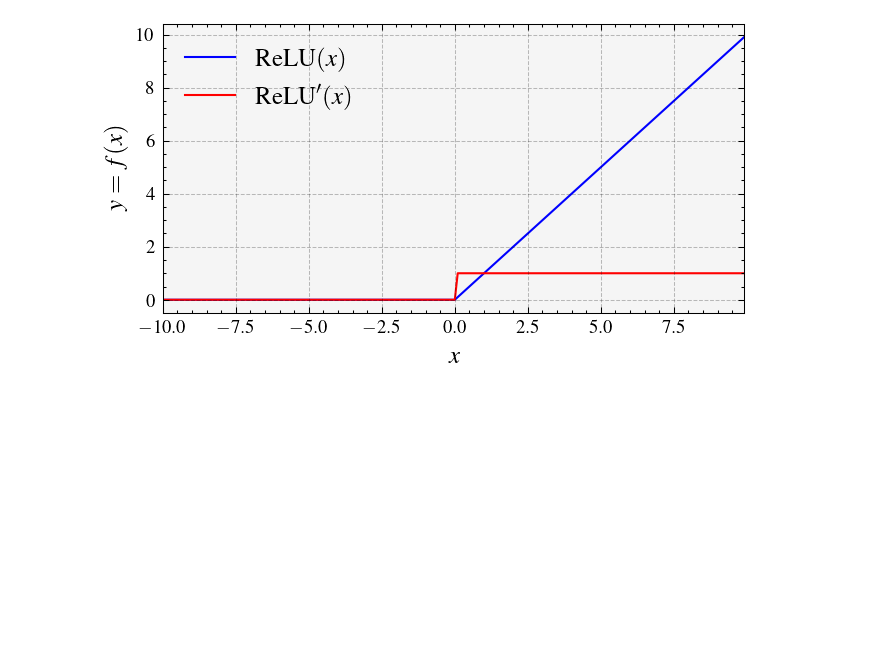
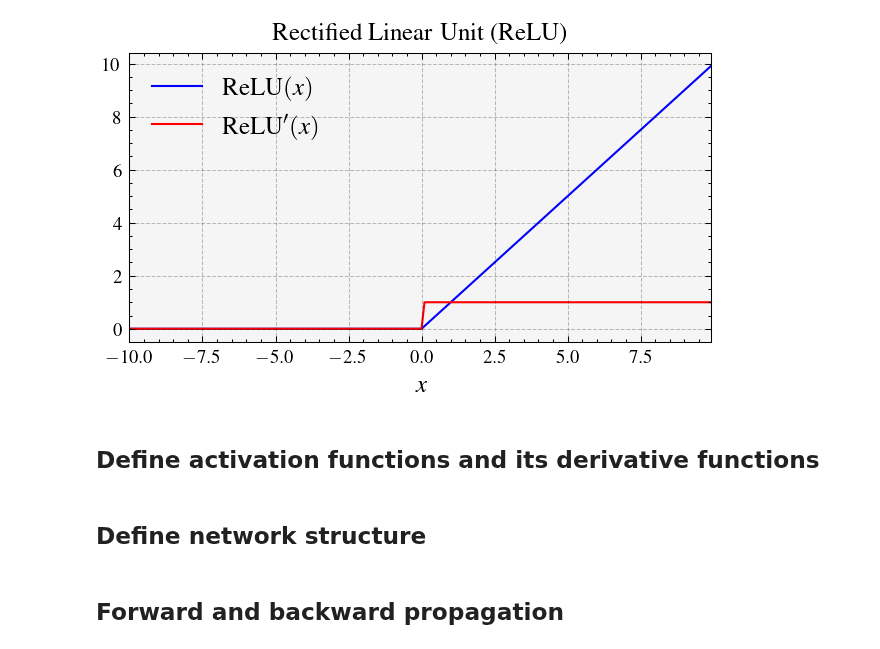
Before and after one commit to edsonportosilva/AdaptiveSignalProcessing, a Jupyter notebook: notebooks/8. MLP Neural Networks.ipynb, the cells around one changed output. Cells and saved outputs as stored; diff of their text form; code cells hidden in the pictures; blank space fills up the shorter version.

```diff
--- a/notebooks/8. MLP Neural Networks.ipynb
+++ b/notebooks/8. MLP Neural Networks.ipynb
@@ -74,21 +75,23 @@ plt.grid()
 # %%
 def ReLU(x):
     return x * (x > 0)
 
 def dReLU(x):
     return 1. * (x > 0)
 
 x = np.arange(-10,10,0.1)
 
 f = ReLU(x)
 dfdx = dReLU(x)
 
 plt.plot(x, f, 'b-',label='$\\mathrm{ReLU}(x)$', linewidth=1,)
 plt.plot(x, dfdx, 'r-',label='$\\mathrm{ReLU}^{\prime}(x)$', linewidth=1,)
 plt.xlabel('$x$')
-plt.ylabel('$y=f(x)$')
+plt.title('Rectified Linear Unit (ReLU)')
 plt.xlim([np.min(x),np.max(x)])
 plt.legend()
 plt.grid()
 # %% [output]
-[figure, old version]
+[figure, new version]
+# %% [markdown]
+## Define activation functions and its derivative functions
@@ -94,0 +113,2 @@ plt.grid()
+# %% [markdown]
+## Define network structure
@@ -94,0 +141,2 @@ plt.grid()
+# %% [markdown]
+## Forward and backward propagation
```
Also changed, not shown: parts of 13 cells of this notebook.
